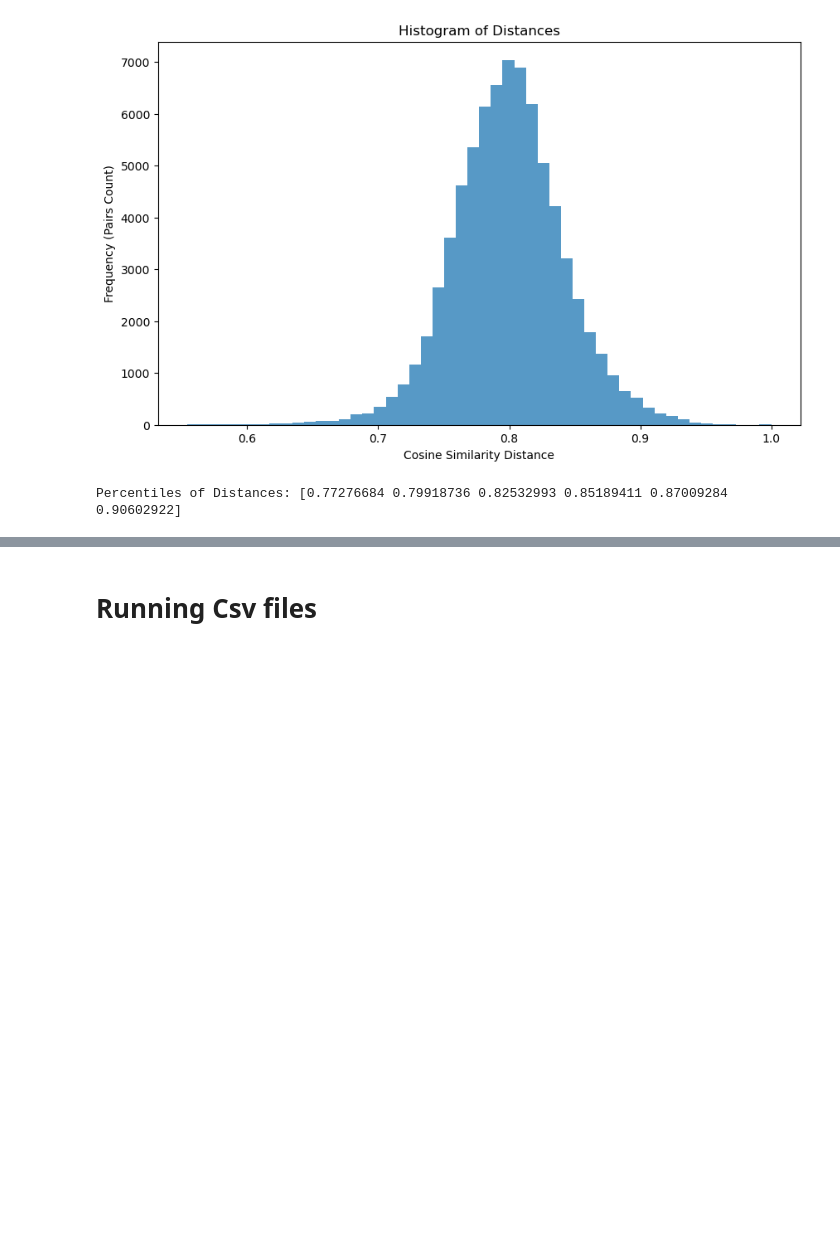
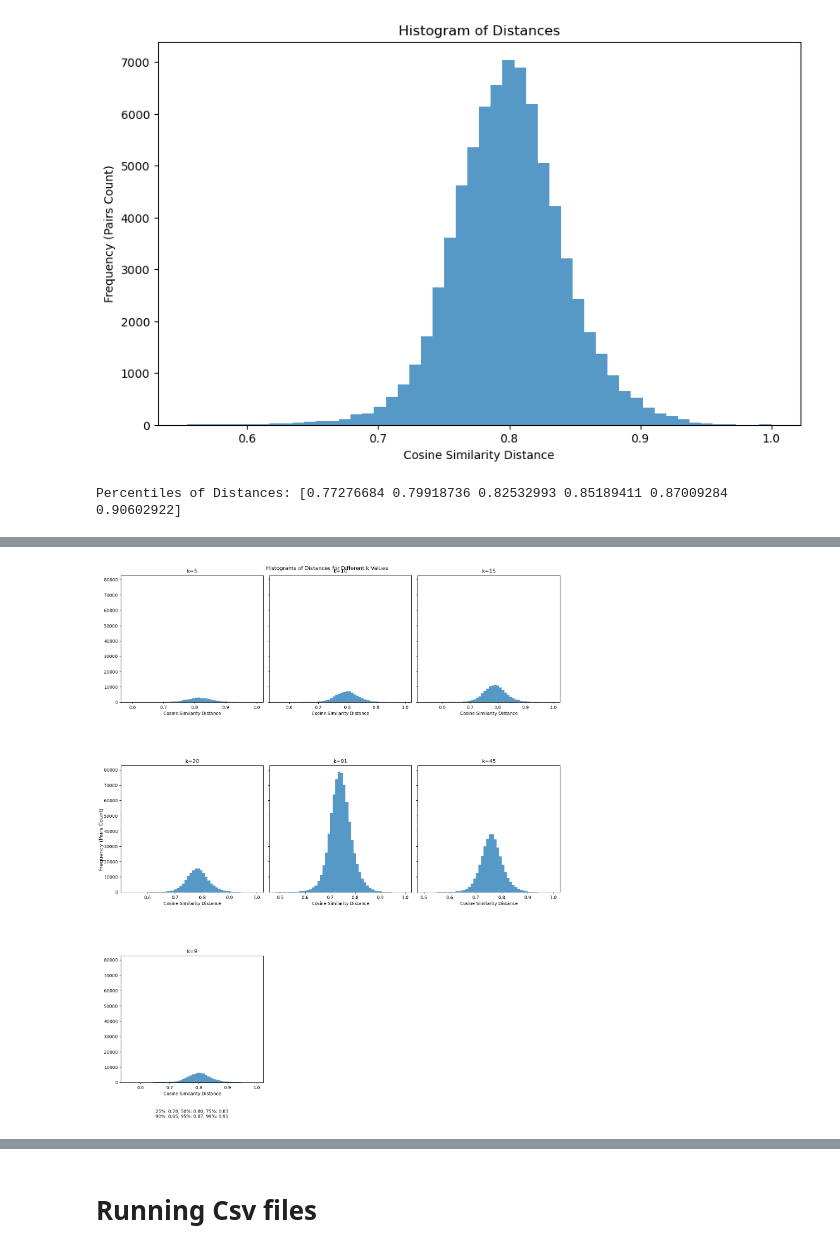
Before and after one commit to OrrBav/GNN_project, a Jupyter notebook: embedding_eda_new.ipynb, the cells around one changed output, grey strips where cells are left out. Cells and saved outputs as stored; diff of their text form; code cells hidden in the pictures; blank space fills up the shorter version.

```diff
--- a/embedding_eda_new.ipynb
+++ b/embedding_eda_new.ipynb
@@ -728,0 +759,4 @@ Percentiles of Distances: [0.77276684 0.79918736 0.82532993 0.85189411 0.8700928
+# %%
+evaluate_perc("/dsi/sbm/OrrBavly/colon_data/embeddings/pool3_S13_high.csv")
+# %% [output]
+[figure, added]
```
Also changed, not shown: parts of 9 cells of this notebook, 1 other file.
